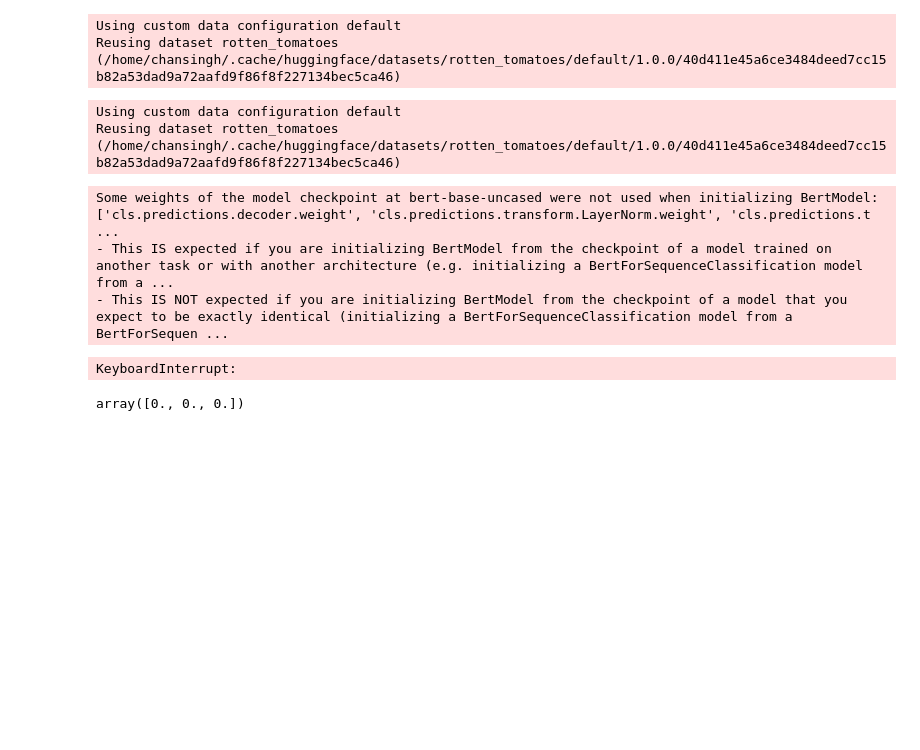
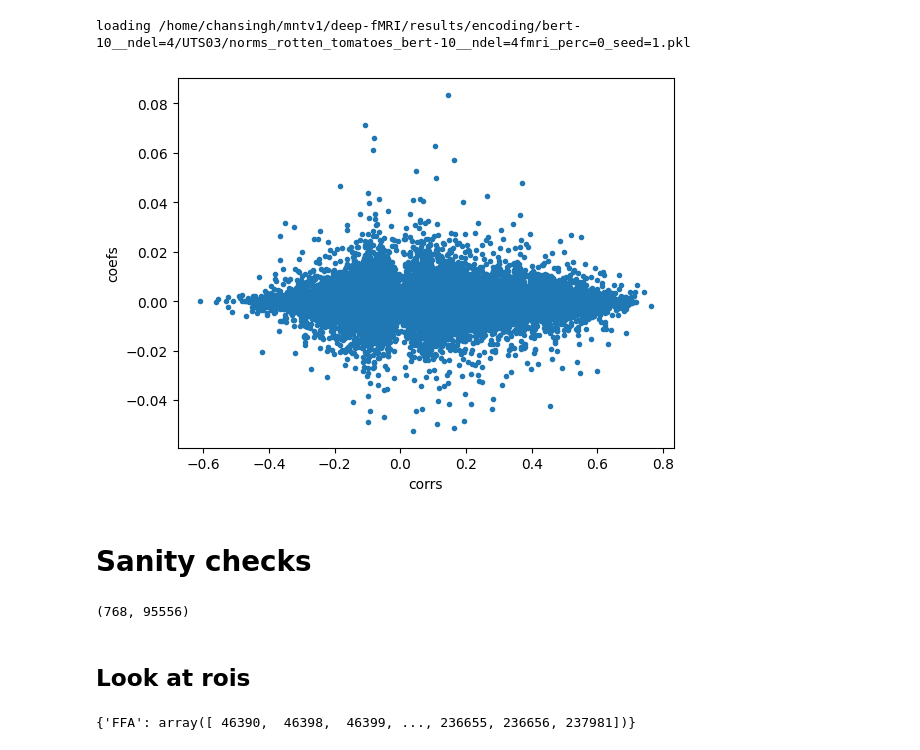
Before and after one commit to csinva/interpretable-embeddings, a Jupyter notebook: notebooks/03_viz_cortex.ipynb, the cells around one changed output. Cells and saved outputs as stored; diff of their text form; code cells hidden in the pictures; blank space fills up the shorter version.

Commit message:
add better cortex viz

```diff
--- a/notebooks/03_viz_cortex.ipynb
+++ b/notebooks/03_viz_cortex.ipynb
@@ -13,45 +13,17 @@ import os.path
 import sys
 sys.path.append('..')
 fit_decoding = __import__('02_fit_decoding')
-# %%
-encoding_result='/home/chansingh/mntv1/deep-fMRI/results/encoding/bert-10__ndel=4/UTS03/',
-decoding_result = join('/home/chansingh/mntv1/deep-fMRI/results/linear_models/oct25',
-                         'coef_rotten_tomatoes_bert-10__ndel=4fmri_perc=0_seed=1.pkl')
-args = pkl.load(open(decoding_result.replace('coef_', ''), 'rb')).reset_index()
-args = args.iloc[0]
-assert args.perc_threshold_fmri == 0, 'Should run this script with perc=0!'
-X_train, y_train, X_test, y_test = fit_decoding.data.get_dsets(
-        args.dset, seed=args.seed, subsample_frac=0)
-
-feats_train, feats_test = fit_decoding.get_feats(
-        args.model, X_train, X_test,
-        subject_fmri=args.subject, perc_threshold_fmri=args.perc_threshold_fmri, args=args)
-
-norms = {
-        'feats_train_mean': feats_train.mean(axis=0),
-        'feats_train_std': feats_train.std(axis=0),
-        'feats_test_mean': feats_test.mean(axis=0),
-        'feats_test_std': feats_test.std(axis=0),
-}
-pkl.dump(norms, open)
-# %% [output]
-Using custom data configuration default
-Reusing dataset rotten_tomatoes (/home/chansingh/.cache/huggingface/datasets/rotten_tomatoes/default/1.0.0/40d411e45a6ce3484deed7cc15b82a53dad9a72aafd9f86f8f227134bec5ca46)
-Using custom data configuration default
-Reusing dataset rotten_tomatoes (/home/chansingh/.cache/huggingface/datasets/rotten_tomatoes/default/1.0.0/40d411e45a6ce3484deed7cc15b82a53dad9a72aafd9f86f8f227134bec5ca46)
-Some weights of the model checkpoint at bert-base-uncased were not used when initializing BertModel: ['cls.predictions.decoder.weight', 'cls.predictions.transform.LayerNorm.weight', 'cls.predictions.t ...
-- This IS expected if you are initializing BertModel from the checkpoint of a model trained on another task or with another architecture (e.g. initializing a BertForSequenceClassification model from a ...
-- This IS NOT expected if you are initializing BertModel from the checkpoint of a model that you expect to be exactly identical (initializing a BertForSequenceClassification model from a BertForSequen ...
-KeyboardInterrupt:
 # %%
-corrs_thresh, coefs = viz_cortex.load_corrs_and_coefs()
+corrs_thresh, coefs, norms, contributions_test = \
+    viz_cortex.load_corrs_and_coefs()
+# %% [output]
+loading /home/chansingh/mntv1/deep-fMRI/results/encoding/bert-10__ndel=4/UTS03/norms_rotten_tomatoes_bert-10__ndel=4fmri_perc=0_seed=1.pkl
 # %%
-plt.plot(corrs_thresh, coefs, '.')
+plt.plot(corrs_thresh, contributions_test, '.')
 plt.xlabel('corrs')
 plt.ylabel('coefs')
 plt.show()
+# %% [output]
+[figure, added]
-# %%
-
-np.zeros((5, 3)).mean(axis=0)
-# %% [output]
-array([0., 0., 0.])
+# %% [markdown]
+# Sanity checks
@@ -57,0 +36,4 @@ array([0., 0., 0.])
+# %%
+weights.shape
+# %% [output]
+(768, 95556)
@@ -57,0 +42,2 @@ array([0., 0., 0.])
+# %% [markdown]
+## Look at rois
@@ -57,0 +46,4 @@ array([0., 0., 0.])
+# %%
+roi_verts
+# %% [output]
+{'FFA': array([ 46390,  46398,  46399, ..., 236655, 236656, 237981])}
```
Also changed, not shown: parts of 10 cells of this notebook, 12 other files.
